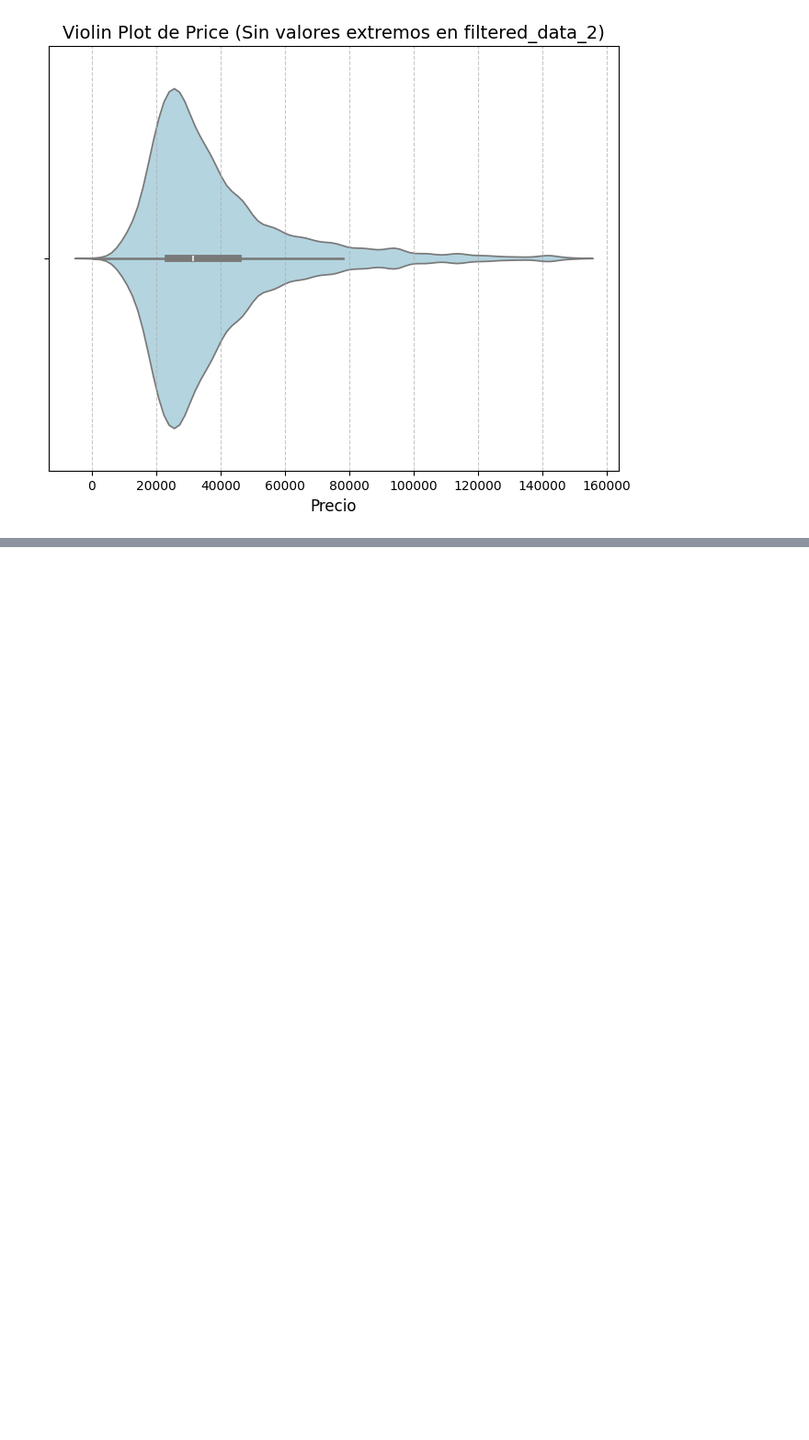
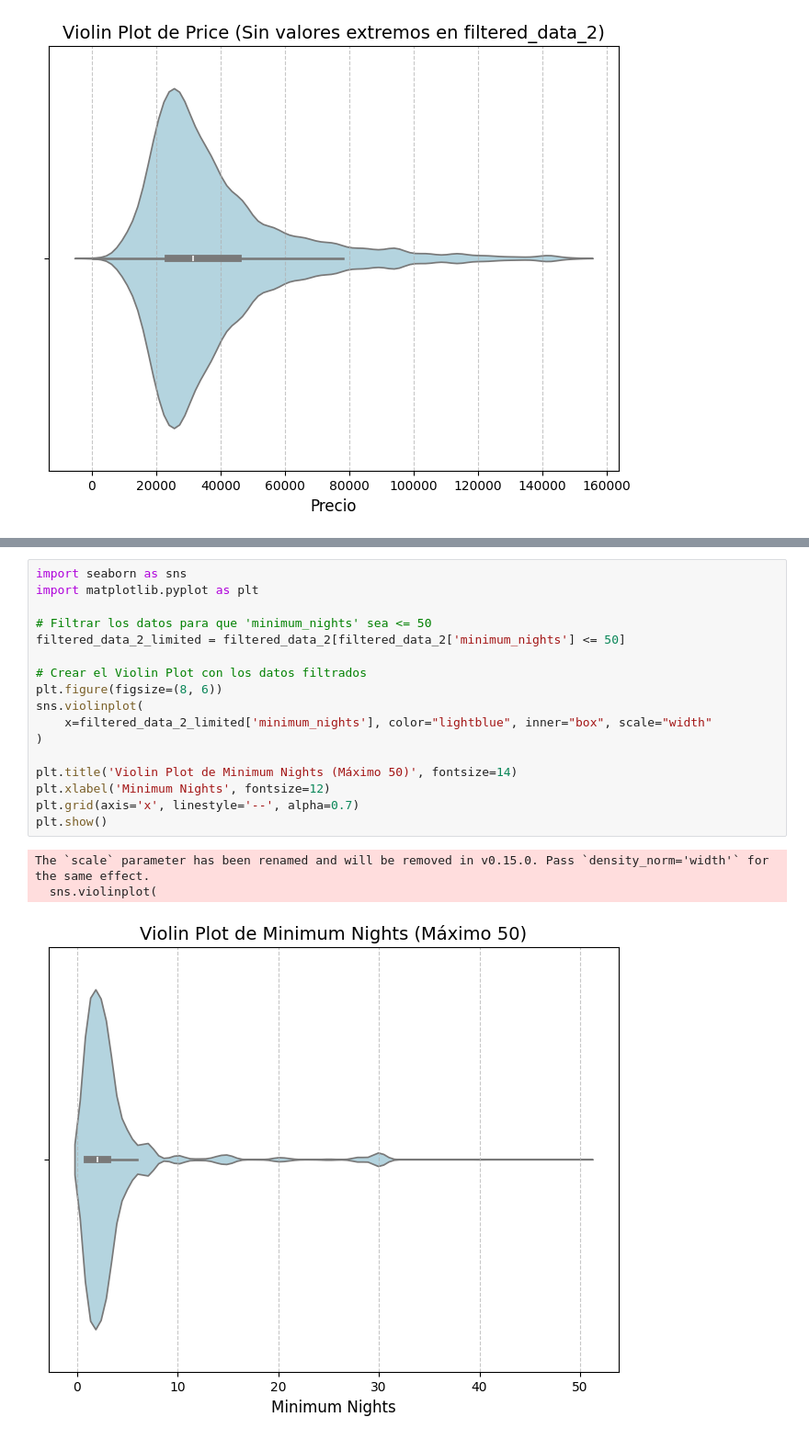
Before and after one commit to tomassorrentino1/ecd2024b, a Jupyter notebook: EDA final.ipynb, the cells around one changed output, grey strips where cells are left out. Shown at 92% size. Saved outputs shown, nothing was run; the diff lists cells and outputs as text; blank space fills up the shorter version.

```diff
--- a/EDA final.ipynb
+++ b/EDA final.ipynb
@@ -299,3 +299,24 @@ files.download('filtered_data_2.csv')
 # %% [output]
 [interactive output not drawn]
 [interactive output not drawn]
+# %%
+import seaborn as sns
+import matplotlib.pyplot as plt
+
+# Filtrar los datos para que 'minimum_nights' sea <= 50
+filtered_data_2_limited = filtered_data_2[filtered_data_2['minimum_nights'] <= 50]
+
+# Crear el Violin Plot con los datos filtrados
+plt.figure(figsize=(8, 6))
+sns.violinplot(
+    x=filtered_data_2_limited['minimum_nights'], color="lightblue", inner="box", scale="width"
+)
+
+plt.title('Violin Plot de Minimum Nights (Máximo 50)', fontsize=14)
+plt.xlabel('Minimum Nights', fontsize=12)
+plt.grid(axis='x', linestyle='--', alpha=0.7)
+plt.show()
+# %% [output]
+The `scale` parameter has been renamed and will be removed in v0.15.0. Pass `density_norm='width'` for the same effect.
+  sns.violinplot(
+[figure, added]
```
Also changed, not shown: parts of 2 cells of this notebook.
